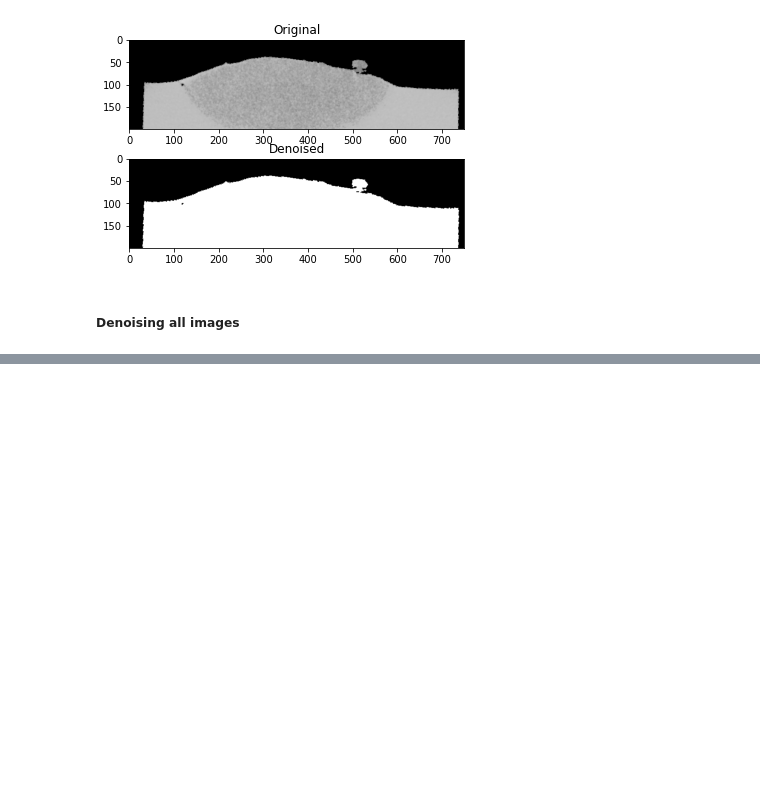
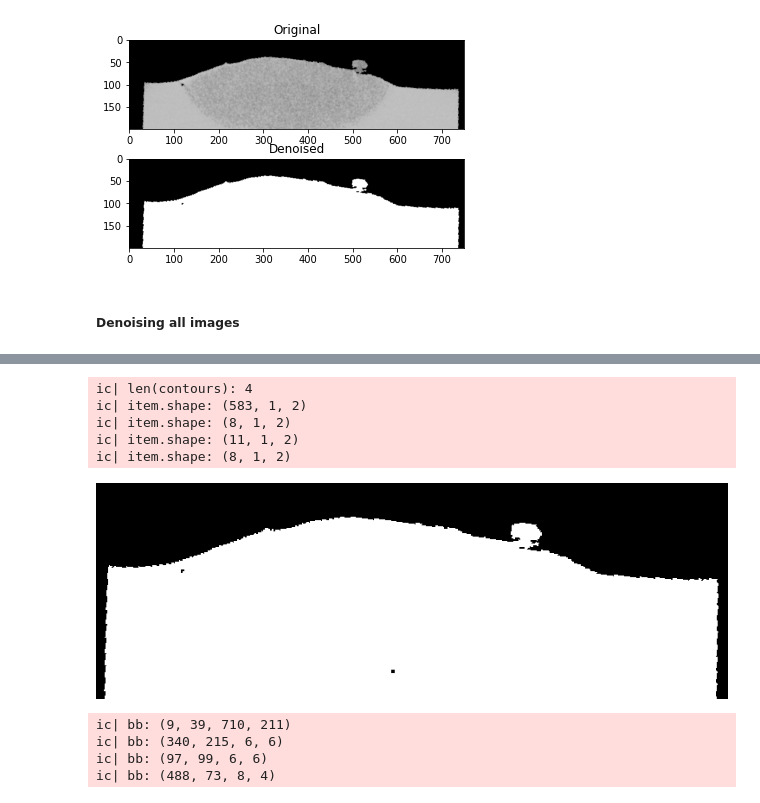
Before and after one commit to Xiaoyang-Song/DCCA-Image-Spectrum-Matching, a Jupyter notebook: image_processing/image_processing.ipynb, the cells around one changed output, grey strips where cells are left out. Saved outputs shown, nothing was run; the diff lists cells and outputs as text; code cells hidden in the pictures; blank space fills up the shorter version.

```diff
--- a/image_processing/image_processing.ipynb
+++ b/image_processing/image_processing.ipynb
@@ -94,0 +110,28 @@ assert len(os.listdir("../Data/processed/")) == len(image_addr_list)
+# %%
+import cv2 as cv
+img = cv.cvtColor(img,cv.COLOR_BGR2GRAY)
+contours, hierarchy = cv.findContours(img,cv.RETR_TREE,cv.CHAIN_APPROX_SIMPLE)
+# %%
+ic(len(contours))
+for item in contours:
+    ic(item.shape)
+img0 = np.asarray(img)
+# plt.imshow(Image.fromarray(cv.drawContours(img0, contours,-1,(255,0,0),1)))
+Image.fromarray(cv.drawContours(img0, contours,-1,(255,0,0),1))
+# %% [output]
+ic| len(contours): 4
+ic| item.shape: (583, 1, 2)
+ic| item.shape: (8, 1, 2)
+ic| item.shape: (11, 1, 2)
+ic| item.shape: (8, 1, 2)
+[figure, added]
+# %%
+for item in contours:
+    bb = cv.boundingRect(item)
+    ic(bb)
+    x,y,w,h = bb
+# %% [output]
+ic| bb: (9, 39, 710, 211)
+ic| bb: (340, 215, 6, 6)
+ic| bb: (97, 99, 6, 6)
+ic| bb: (488, 73, 8, 4)
```
Also changed, not shown: parts of 4 cells of this notebook, 2 other files.
